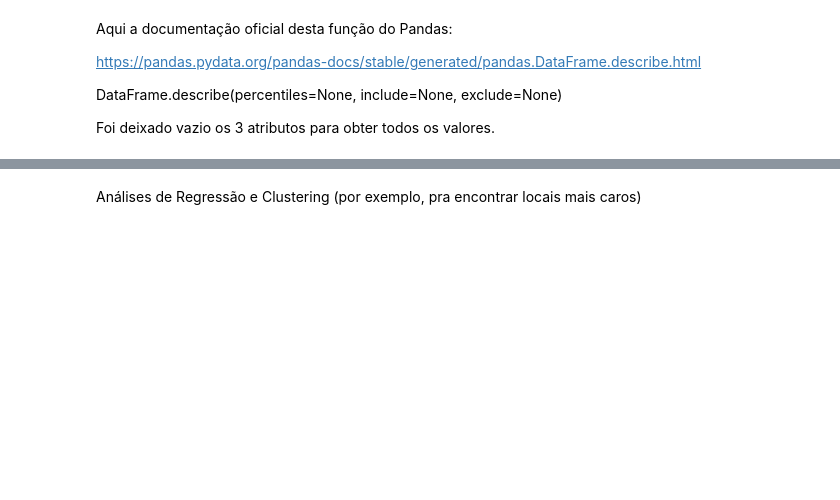
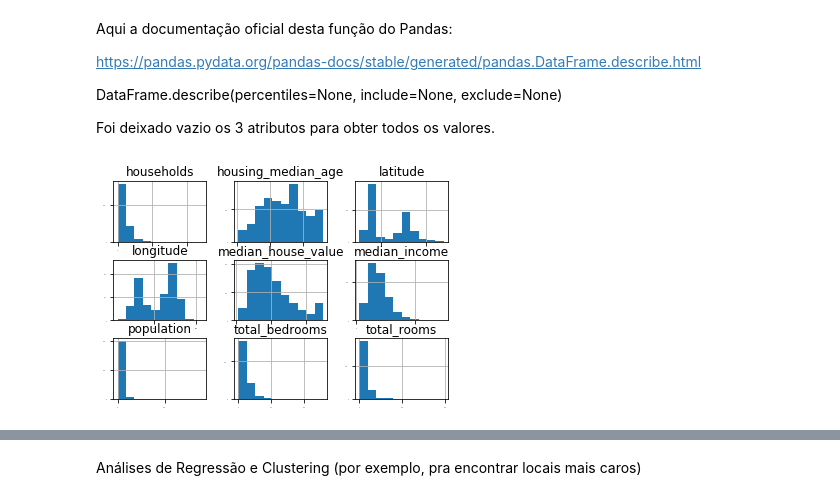
Before and after one commit to marcelomiky/python_code, a Jupyter notebook: scikit-learn/tcc/california-housing-prices.ipynb, the cells around one changed output, grey strips where cells are left out. Saved outputs shown, nothing was run; the diff lists cells and outputs as text; code cells hidden in the pictures; blank space fills up the shorter version.

Commit message:
alguns gráficos bunitinhos

```diff
--- a/scikit-learn/tcc/california-housing-prices.ipynb
+++ b/scikit-learn/tcc/california-housing-prices.ipynb
@@ -277,3 +358,13 @@ https://pandas.pydata.org/pandas-docs/stable/generated/pandas.DataFrame.describe
 DataFrame.describe(percentiles=None, include=None, exclude=None)
 
 Foi deixado vazio os 3 atributos para obter todos os valores.
+# %%
+# exibir histogramas
+import matplotlib.pyplot as plt # https://matplotlib.org/api/pyplot_api.html
+
+df.hist(sharex=False, sharey=False, xlabelsize=1, ylabelsize=1) # https://matplotlib.org/api/pyplot_api.html#matplotlib.pyplot.hist
+plt.show()
+
+# os parâmetros sharex, sharey, xlabelsize e ylabelsize aqui são apenas para dispor melhor os gráficos...
+# %% [output]
+[figure, added]
```
Also changed, not shown: parts of 20 cells of this notebook.
